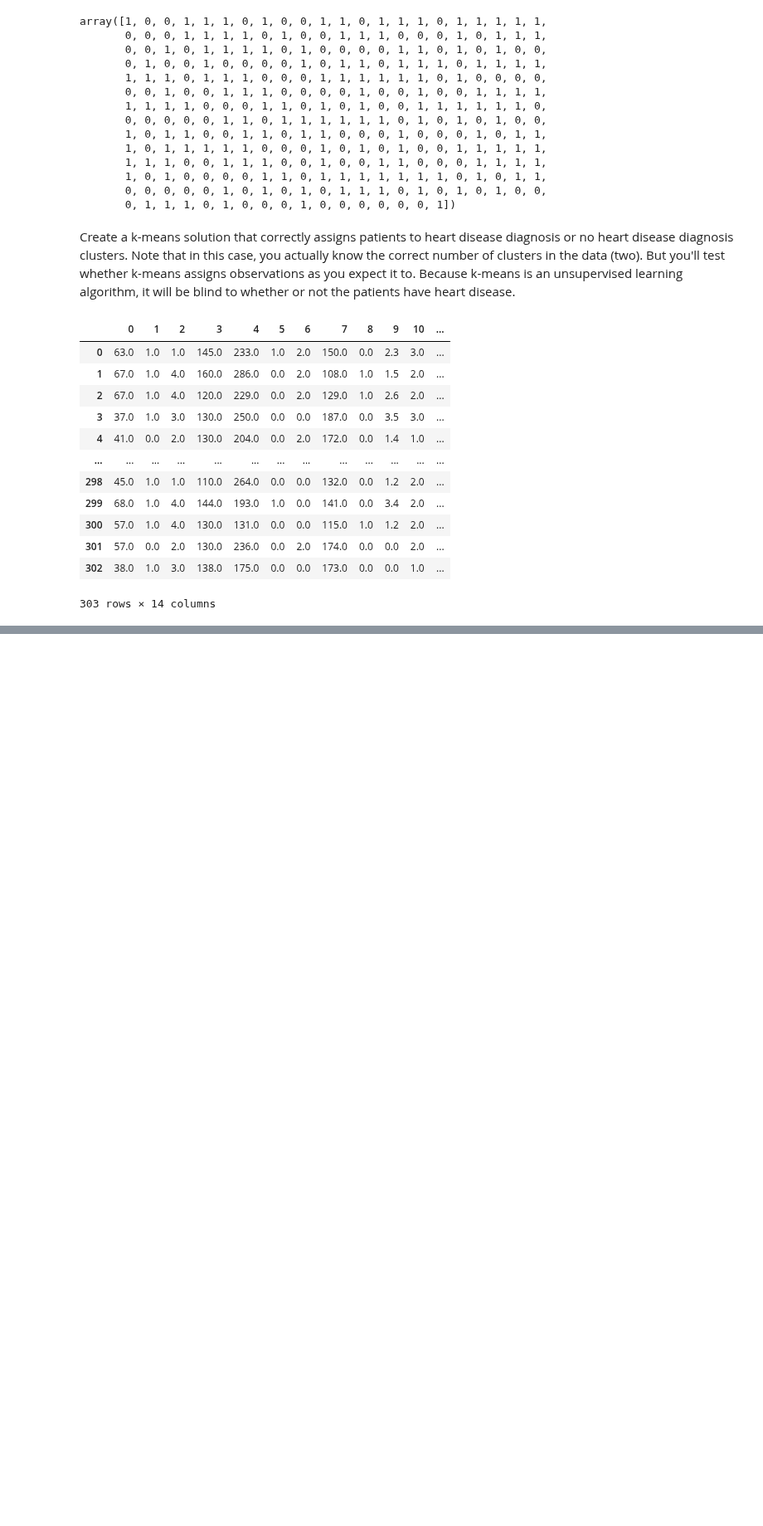
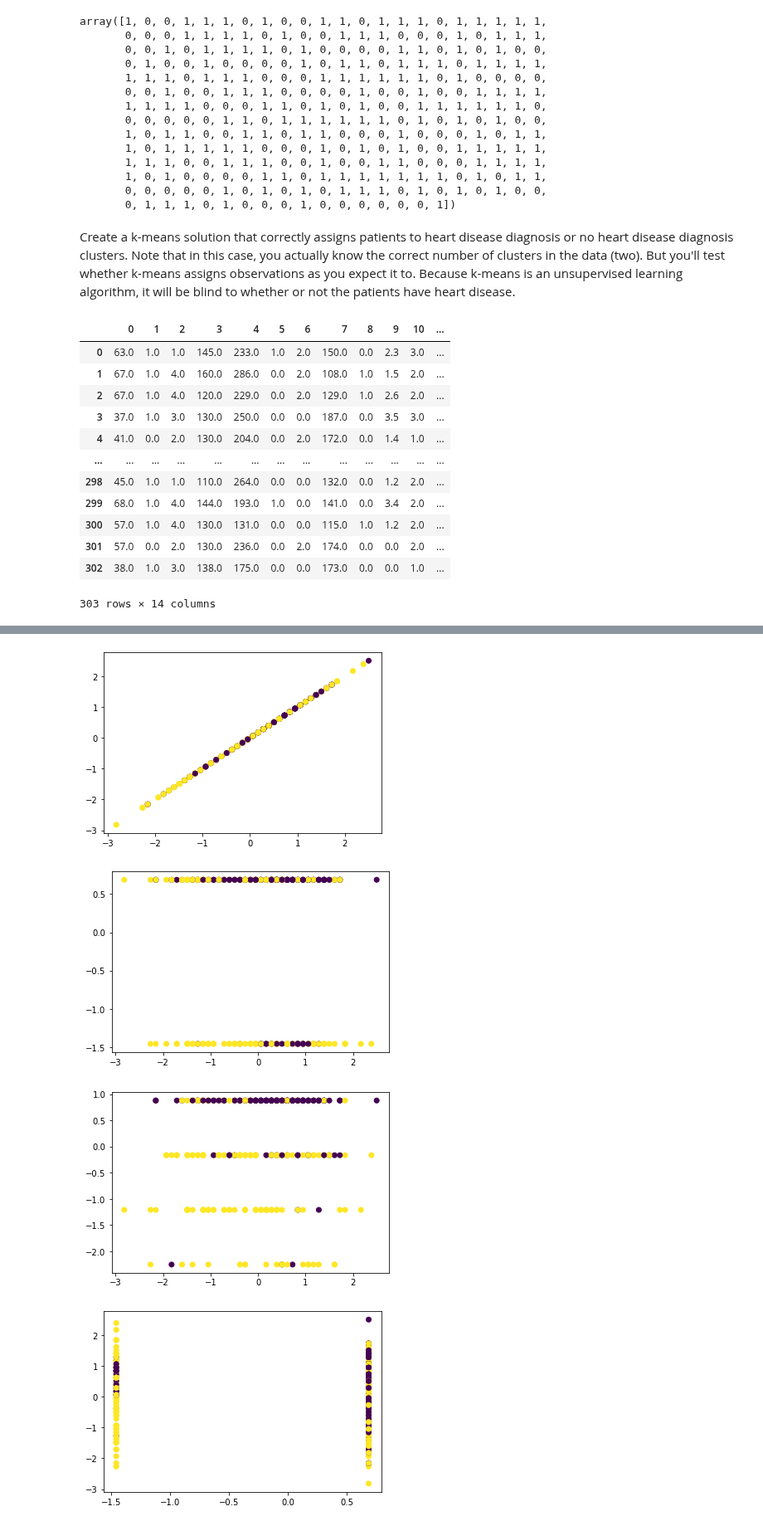
Before and after one commit to ssmcnatt/assignments, a Jupyter notebook: k-means-clustering.ipynb, the cells around one changed output, grey strips where cells are left out. Shown at 83% size. Saved outputs shown, nothing was run; the diff lists cells and outputs as text; code cells hidden in the pictures; blank space fills up the shorter version.

```diff
--- a/k-means-clustering.ipynb
+++ b/k-means-clustering.ipynb
@@ -174,7 +174,7 @@ all_data['11'] = all_data['11'].astype(float)
 all_data['12'] = all_data['12'].astype(float)
 # %%
 scaler = StandardScaler()
-scaled = scaler.fit_transform(X)
+all_data = scaler.fit_transform(all_data)
 # %%
 k_means = KMeans(n_clusters=2, random_state=66)
 %timeit k_means.fit(all_data)
@@ -224,0 +225,13 @@ plt.show()
+# %%
+# Plot the solution
+all_data = pd.DataFrame(all_data)
+#cols_3[0]
+for i in range(0, 3):
+  for j in range(0, 3):
+    plt.scatter(all_data[i], all_data[j], c=y_pred)
+    plt.show()
+# %% [output]
+[figure, added]
+[figure, added]
+[figure, added]
+[figure, added]
```
Also changed, not shown: parts of 8 cells of this notebook, 1 other file.
